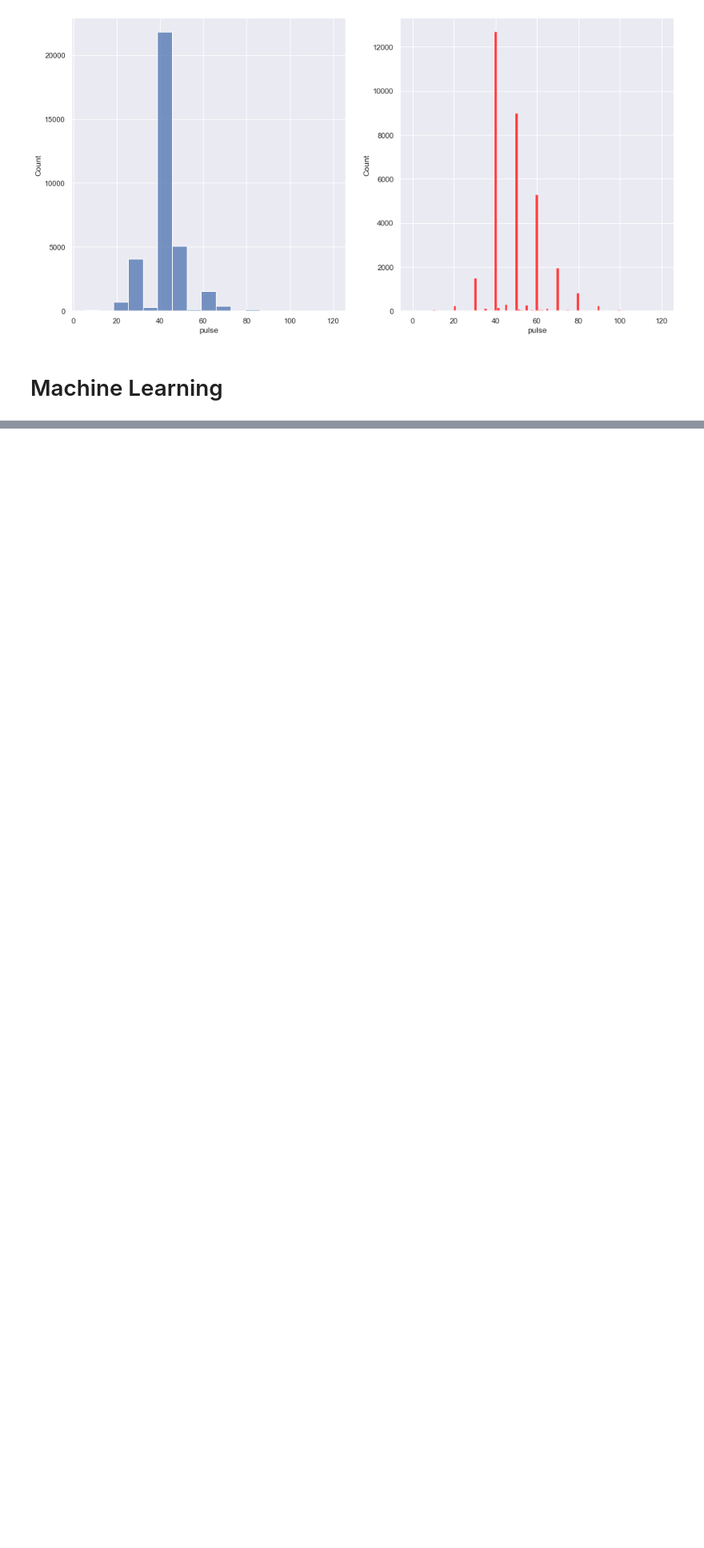
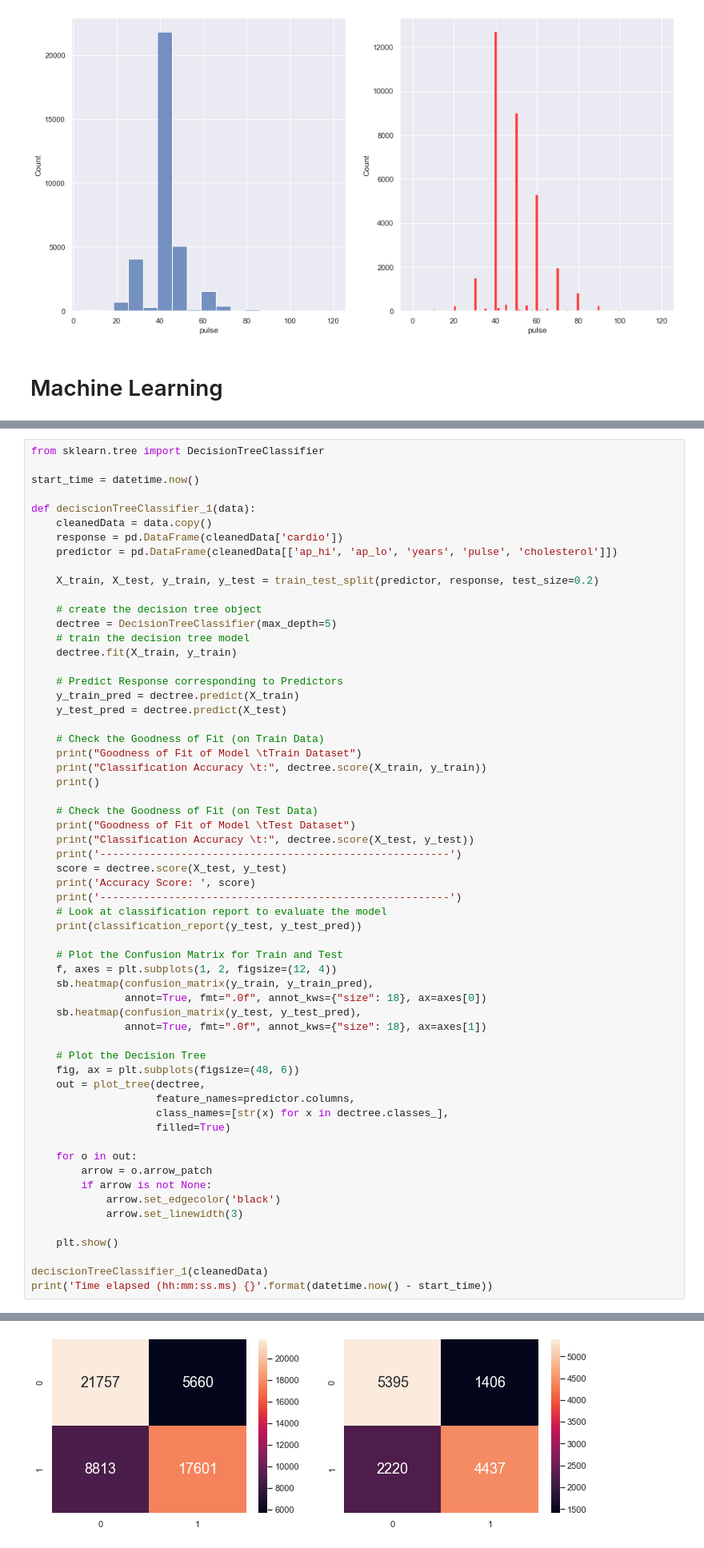
Before and after one commit to LoyChaiEe/miniProject, a Jupyter notebook: IE0005-Project.ipynb, the cells around one changed output, grey strips where cells are left out. Shown at 80% size. Cells and saved outputs as stored; diff of their text form; blank space fills up the shorter version.

Commit message:
finish integrating ML models

```diff
--- a/IE0005-Project.ipynb
+++ b/IE0005-Project.ipynb
@@ -590,0 +534,61 @@ Name: pulse, dtype: int64
+# %%
+from sklearn.tree import DecisionTreeClassifier
+
+start_time = datetime.now()
+
+def deciscionTreeClassifier_1(data):
+    cleanedData = data.copy()
+    response = pd.DataFrame(cleanedData['cardio'])
+    predictor = pd.DataFrame(cleanedData[['ap_hi', 'ap_lo', 'years', 'pulse', 'cholesterol']])
+
+    X_train, X_test, y_train, y_test = train_test_split(predictor, response, test_size=0.2)
+
+    # create the decision tree object
+    dectree = DecisionTreeClassifier(max_depth=5)
+    # train the decision tree model
+    dectree.fit(X_train, y_train)
+
+    # Predict Response corresponding to Predictors
+    y_train_pred = dectree.predict(X_train)
+    y_test_pred = dectree.predict(X_test)
+
+    # Check the Goodness of Fit (on Train Data)
+    print("Goodness of Fit of Model \tTrain Dataset")
+    print("Classification Accuracy \t:", dectree.score(X_train, y_train))
+    print()
+
+    # Check the Goodness of Fit (on Test Data)
+    print("Goodness of Fit of Model \tTest Dataset")
+    print("Classification Accuracy \t:", dectree.score(X_test, y_test))
+    print('--------------------------------------------------------')
+    score = dectree.score(X_test, y_test)
+    print('Accuracy Score: ', score)
+    print('--------------------------------------------------------')
+    # Look at classification report to evaluate the model
+    print(classification_report(y_test, y_test_pred))
+
+    # Plot the Confusion Matrix for Train and Test
+    f, axes = plt.subplots(1, 2, figsize=(12, 4))
+    sb.heatmap(confusion_matrix(y_train, y_train_pred),
+               annot=True, fmt=".0f", annot_kws={"size": 18}, ax=axes[0])
+    sb.heatmap(confusion_matrix(y_test, y_test_pred),
+               annot=True, fmt=".0f", annot_kws={"size": 18}, ax=axes[1])
+
+    # Plot the Decision Tree
+    fig, ax = plt.subplots(figsize=(48, 6))
+    out = plot_tree(dectree,
+                    feature_names=predictor.columns,
+                    class_names=[str(x) for x in dectree.classes_],
+                    filled=True)
+
+    for o in out:
+        arrow = o.arrow_patch
+        if arrow is not None:
+            arrow.set_edgecolor('black')
+            arrow.set_linewidth(3)
+
+    plt.show()
+
+deciscionTreeClassifier_1(cleanedData)
+print('Time elapsed (hh:mm:ss.ms) {}'.format(datetime.now() - start_time))
+# %% [output]
@@ -590,0 +611 @@ Name: pulse, dtype: int64
+[figure, added]
```
Also changed, not shown: parts of 18 cells of this notebook.
